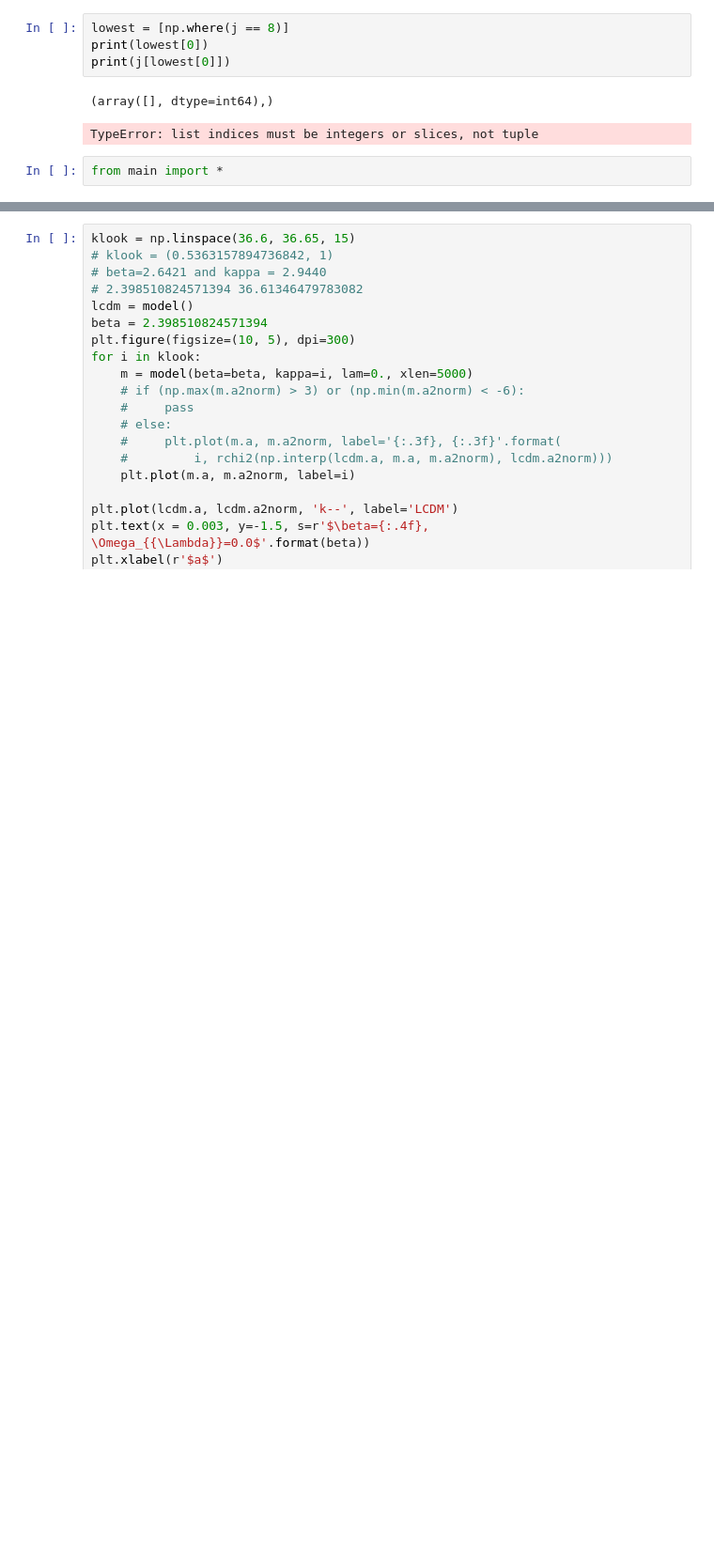
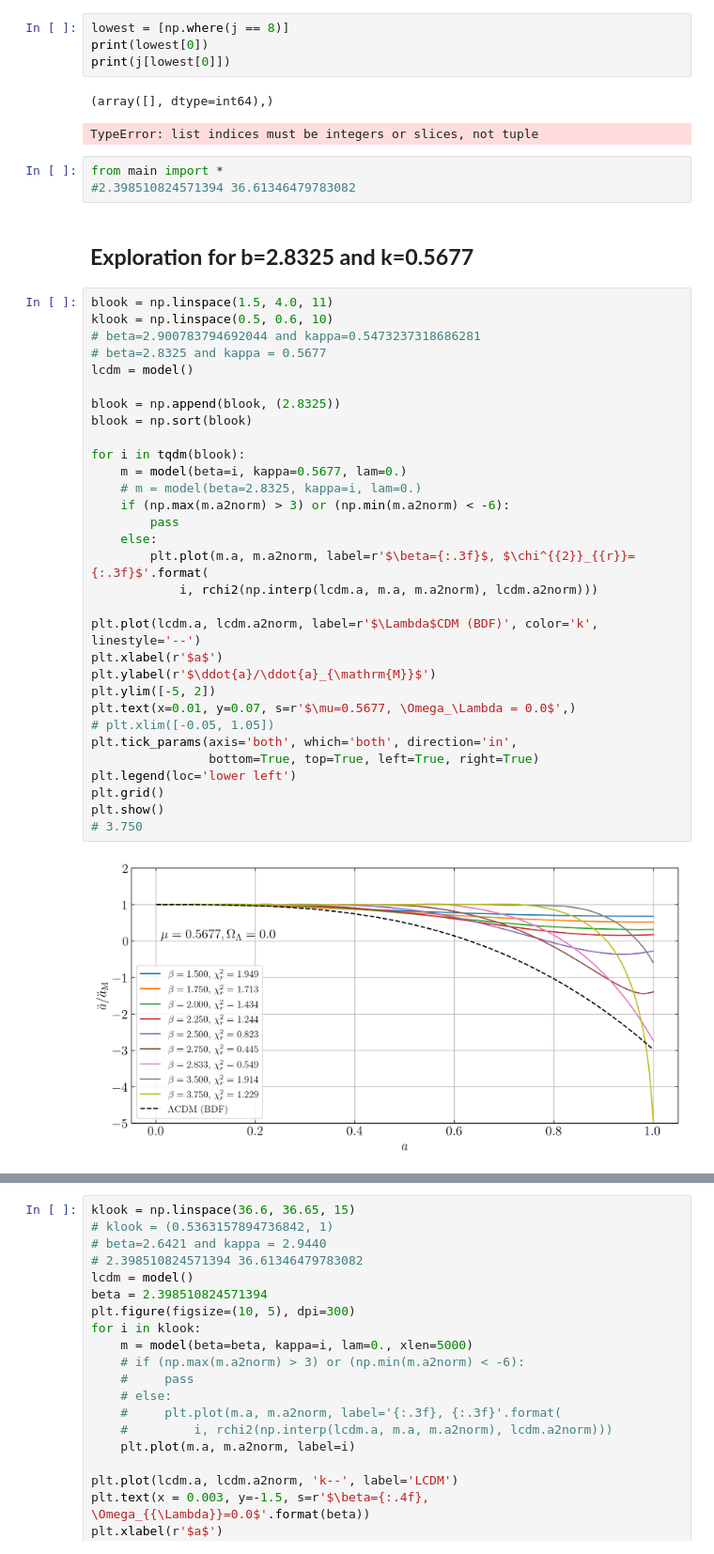
Before and after one commit to bktakacs/thesis_ku, a Jupyter notebook: Untitled-1.ipynb, the cells around one changed output, grey strips where cells are left out. Shown at 94% size. Cells and saved outputs as stored; diff of their text form; blank space fills up the shorter version.

```diff
--- a/Untitled-1.ipynb
+++ b/Untitled-1.ipynb
@@ -237,3 +237,39 @@ print(j[lowest[0]])
 TypeError: list indices must be integers or slices, not tuple
 # %%
 from main import *
+#2.398510824571394 36.61346479783082
+# %% [markdown]
+## __Exploration for b=2.8325 and k=0.5677__
+# %%
+blook = np.linspace(1.5, 4.0, 11)
+klook = np.linspace(0.5, 0.6, 10)
+# beta=2.900783794692044 and kappa=0.5473237318686281
+# beta=2.8325 and kappa = 0.5677
+lcdm = model()
+
+blook = np.append(blook, (2.8325))
+blook = np.sort(blook)
+
+for i in tqdm(blook):
+    m = model(beta=i, kappa=0.5677, lam=0.)
+    # m = model(beta=2.8325, kappa=i, lam=0.)
+    if (np.max(m.a2norm) > 3) or (np.min(m.a2norm) < -6):
+        pass
+    else:
+        plt.plot(m.a, m.a2norm, label=r'$\beta={:.3f}$, $\chi^{{2}}_{{r}}={:.3f}$'.format(
+            i, rchi2(np.interp(lcdm.a, m.a, m.a2norm), lcdm.a2norm)))
+
+plt.plot(lcdm.a, lcdm.a2norm, label=r'$\Lambda$CDM (BDF)', color='k', linestyle='--')
+plt.xlabel(r'$a$')
+plt.ylabel(r'$\ddot{a}/\ddot{a}_{\mathrm{M}}$')
+plt.ylim([-5, 2])
+plt.text(x=0.01, y=0.07, s=r'$\mu=0.5677, \Omega_\Lambda = 0.0$',)
+# plt.xlim([-0.05, 1.05])
+plt.tick_params(axis='both', which='both', direction='in',
+                bottom=True, top=True, left=True, right=True)
+plt.legend(loc='lower left')
+plt.grid()
+plt.show()
+# 3.750
+# %% [output]
+[figure, added]
```
Also changed, not shown: parts of 7 cells of this notebook, 1 other file.
